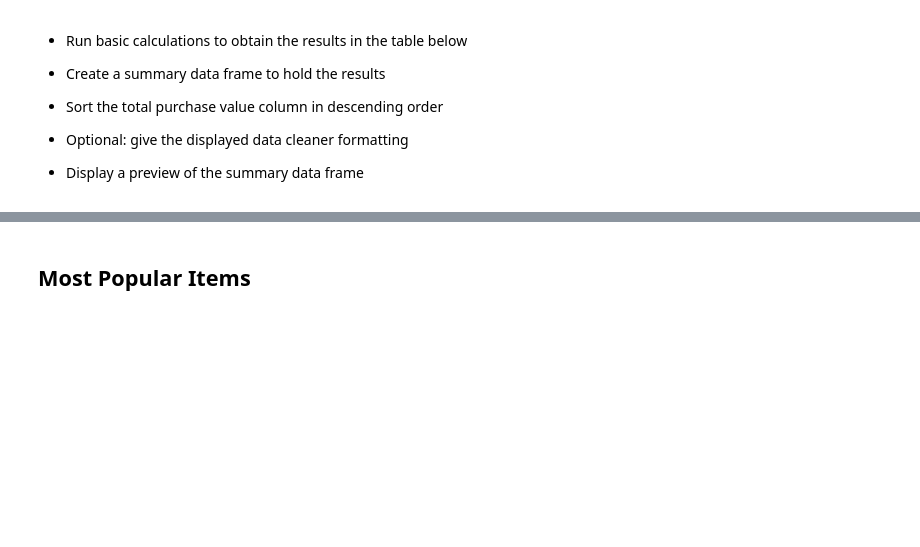
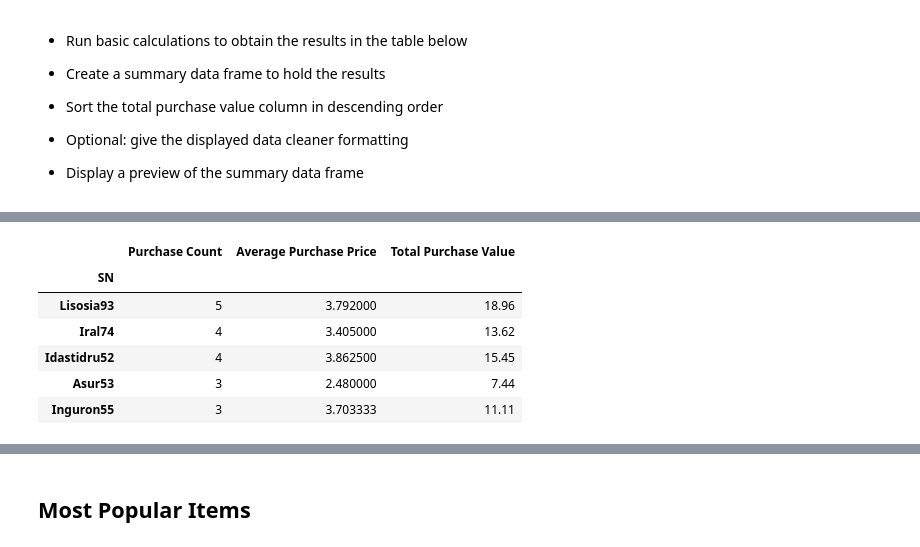
Before and after one commit to LinaSachuk/DU_HomeWork, a Jupyter notebook: pandas-challenge/HeroesOfPymoli/HeroesOfPymoli_starter.ipynb, the cells around one changed output, grey strips where cells are left out. Saved outputs shown, nothing was run; the diff lists cells and outputs as text; code cells hidden in the pictures; blank space fills up the shorter version.

```diff
--- a/pandas-challenge/HeroesOfPymoli/HeroesOfPymoli_starter.ipynb
+++ b/pandas-challenge/HeroesOfPymoli/HeroesOfPymoli_starter.ipynb
@@ -536,0 +552,3 @@ AttributeError: 'DataFrame' object has no attribute 'map'
+# %%
+df = pd.read_csv(file_to_load)
+df.head()
@@ -536,0 +562,4 @@ AttributeError: 'DataFrame' object has no attribute 'map'
+# %%
+df_groupby = df.groupby("SN")
+purchase_count = df_groupby['Purchase ID'].count()
+purchase_count.head()
@@ -536,0 +574,3 @@ AttributeError: 'DataFrame' object has no attribute 'map'
+# %%
+average_purchase_price = df_groupby["Price"].mean()
+average_purchase_price.head()
@@ -536,0 +585,3 @@ AttributeError: 'DataFrame' object has no attribute 'map'
+# %%
+total_purchase_value = df_groupby["Price"].sum()
+total_purchase_value.head()
@@ -536,0 +596,14 @@ AttributeError: 'DataFrame' object has no attribute 'map'
+# %%
+Top_Spenders = pd.DataFrame({"Purchase Count" : purchase_count,
+                            "Average Purchase Price" : average_purchase_price,
+                            "Total Purchase Value" : total_purchase_value })
+Top_Spenders = Top_Spenders.sort_values("Purchase Count", ascending = False).head()
+Top_Spenders
+# %% [output]
+|  | Purchase Count | Average Purchase Price | Total Purchase Value |
+| SN |  |  |  |
+| Lisosia93 | 5 | 3.792000 | 18.96 |
+| Iral74 | 4 | 3.405000 | 13.62 |
+| Idastidru52 | 4 | 3.862500 | 15.45 |
+| Asur53 | 3 | 2.480000 | 7.44 |
+| Inguron55 | 3 | 3.703333 | 11.11 |
```
Also changed, not shown: parts of 8 cells of this notebook.
